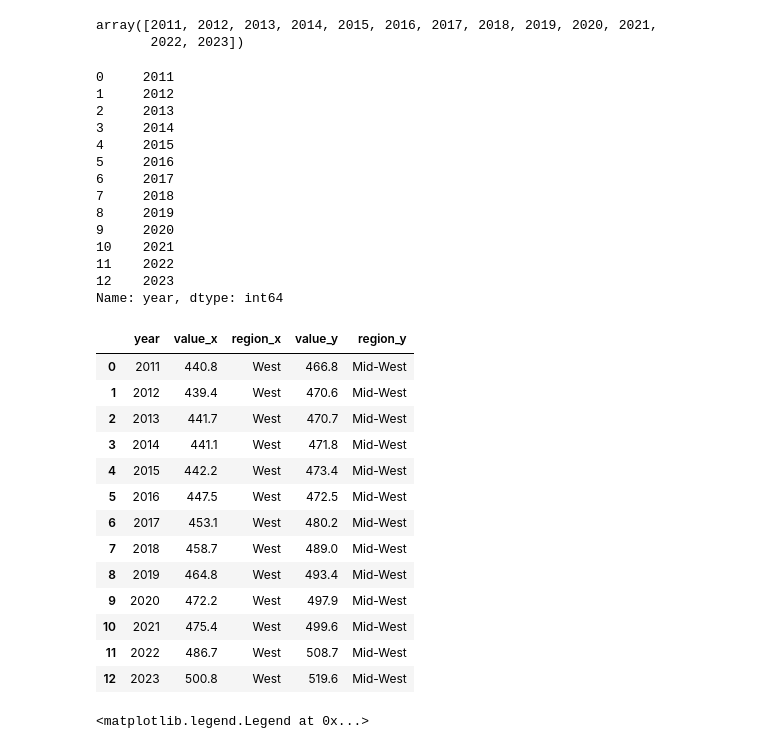
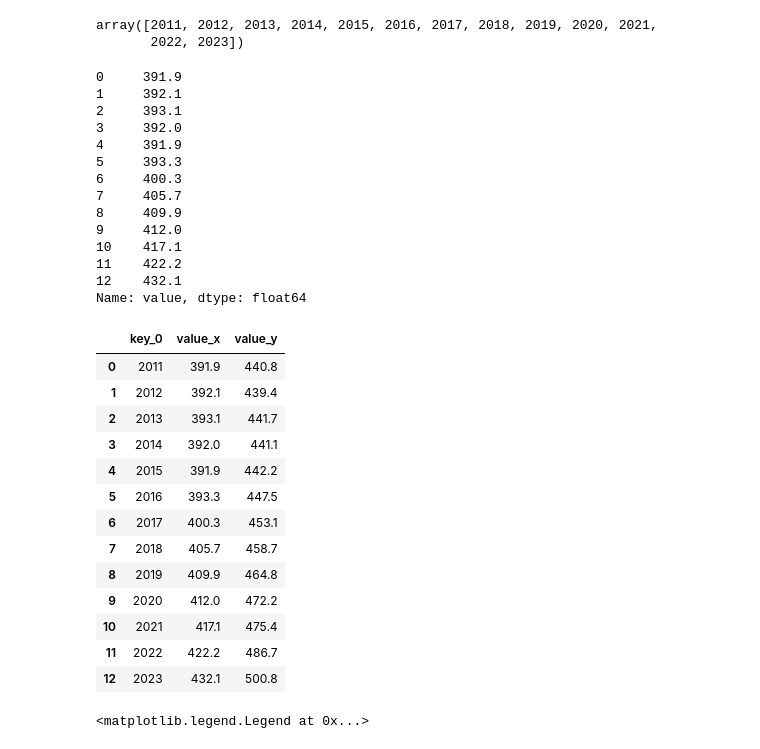
Before and after one commit to shyamghan17/Assignments, a Jupyter notebook: Population_dataset.ipynb, the cells around one changed output. Drawn from its saved outputs; the diff is of its cells as text; code cells hidden in the pictures.

```diff
--- a/Population_dataset.ipynb
+++ b/Population_dataset.ipynb
@@ -77,7 +77,7 @@ array([2011, 2012, 2013, 2014, 2015, 2016, 2017, 2018, 2019, 2020, 2021,
        2022, 2023])
 # %%
 # filt1 = (df['age_group'] == '0 - 4 years') & (df['sex'] == 'Both sexes') & (df['region'] == 'State')
-filt_border = df.loc[(df['sex'] == 'Both sexes') & (df['region'] == 'Border') & (df['age_group'] == 'All ages'),'year' ].reset_index(drop= True)
+filt_border = df.loc[(df['sex'] == 'Both sexes') & (df['region'] == 'Border') & (df['age_group'] == 'All ages')].reset_index(drop= True)
 filt_west = df.loc[(df['sex'] == 'Both sexes') & (df['region'] == 'West') & (df['age_group'] == 'All ages')]
 filt_mwest = df.loc[(df['sex'] == 'Both sexes') & (df['region'] == 'Mid-West') & (df['age_group'] == 'All ages')]
 filt_seast = df.loc[(df['sex'] == 'Both sexes') & (df['region'] == 'South-East') & (df['age_group'] == 'All ages')]
@@ -94,42 +94,42 @@ filt_mland = df.loc[(df['sex'] == 'Both sexes') & (df['region'] == 'Midland') &
 # meast_value = filt_meast[['year', 'value', 'region']].reset_index(drop=True)
 # mland_value = filt_mland[['year', 'value', 'region']].reset_index(drop=True)
 df['region'].unique()
-filt_border
+filt_border['value']
 # %% [output]
-0     2011
-1     2012
-2     2013
-3     2014
-4     2015
-5     2016
-6     2017
-7     2018
-8     2019
-9     2020
-10    2021
-11    2022
-12    2023
-Name: year, dtype: int64
+0     391.9
+1     392.1
+2     393.1
+3     392.0
+4     391.9
+5     393.3
+6     400.3
+7     405.7
+8     409.9
+9     412.0
+10    417.1
+11    422.2
+12    432.1
+Name: value, dtype: float64
 # %%
 # total_pop = pd.concat([west_value,mwest_value,seast_value,swest_value,dublin_value,meast_value,mland_value], axis =1)
 # total_pop
-total_pop = pd.merge(west_value,mwest_value, on=['year'])
+total_pop = pd.merge(filt_border['value'],filt_west['value'], on=filt_west['year'])
 total_pop
 # %% [output]
-|  | year | value_x | region_x | value_y | region_y |
-| 0 | 2011 | 440.8 | West | 466.8 | Mid-West |
-| 1 | 2012 | 439.4 | West | 470.6 | Mid-West |
-| 2 | 2013 | 441.7 | West | 470.7 | Mid-West |
-| 3 | 2014 | 441.1 | West | 471.8 | Mid-West |
-| 4 | 2015 | 442.2 | West | 473.4 | Mid-West |
-| 5 | 2016 | 447.5 | West | 472.5 | Mid-West |
-| 6 | 2017 | 453.1 | West | 480.2 | Mid-West |
-| 7 | 2018 | 458.7 | West | 489.0 | Mid-West |
-| 8 | 2019 | 464.8 | West | 493.4 | Mid-West |
-| 9 | 2020 | 472.2 | West | 497.9 | Mid-West |
-| 10 | 2021 | 475.4 | West | 499.6 | Mid-West |
-| 11 | 2022 | 486.7 | West | 508.7 | Mid-West |
-| 12 | 2023 | 500.8 | West | 519.6 | Mid-West |
+|  | key_0 | value_x | value_y |
+| 0 | 2011 | 391.9 | 440.8 |
+| 1 | 2012 | 392.1 | 439.4 |
+| 2 | 2013 | 393.1 | 441.7 |
+| 3 | 2014 | 392.0 | 441.1 |
+| 4 | 2015 | 391.9 | 442.2 |
+| 5 | 2016 | 393.3 | 447.5 |
+| 6 | 2017 | 400.3 | 453.1 |
+| 7 | 2018 | 405.7 | 458.7 |
+| 8 | 2019 | 409.9 | 464.8 |
+| 9 | 2020 | 412.0 | 472.2 |
+| 10 | 2021 | 417.1 | 475.4 |
+| 11 | 2022 | 422.2 | 486.7 |
+| 12 | 2023 | 432.1 | 500.8 |
 # %%
 # region = ['Border', 'West', 'Mid-West', 'South-East', 'South-West','Dublin', 'Mid-East', 'Midland']
 years = df['year'].unique()
```
Also changed, not shown: parts of 1 cell of this notebook.
